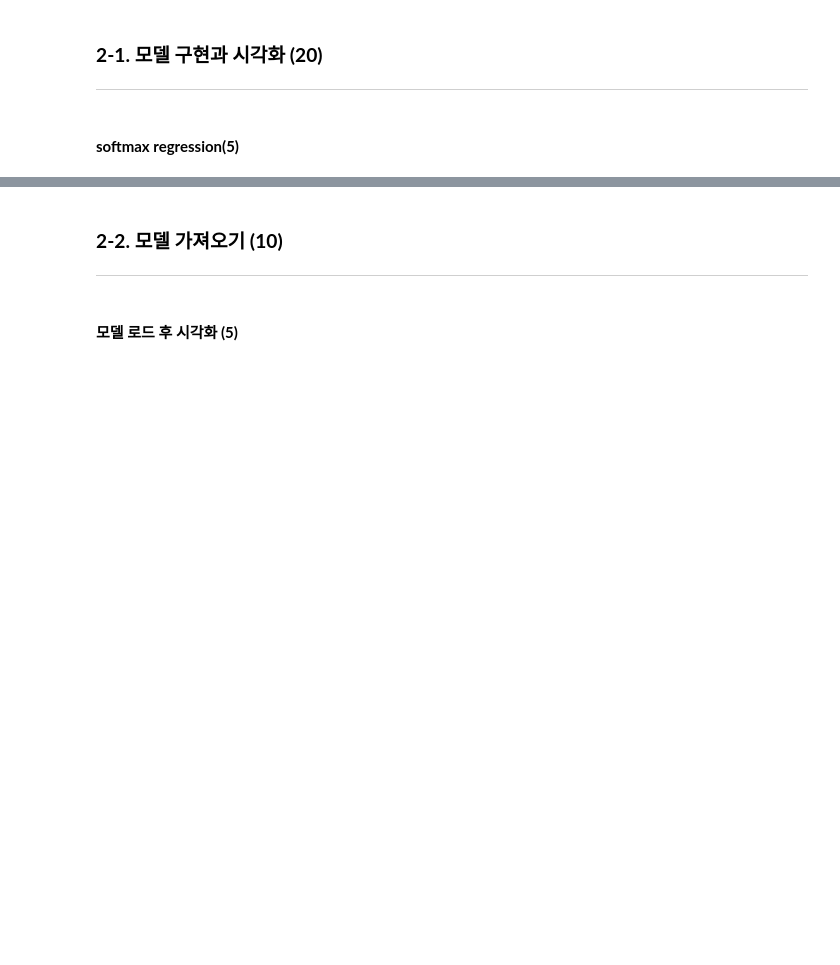
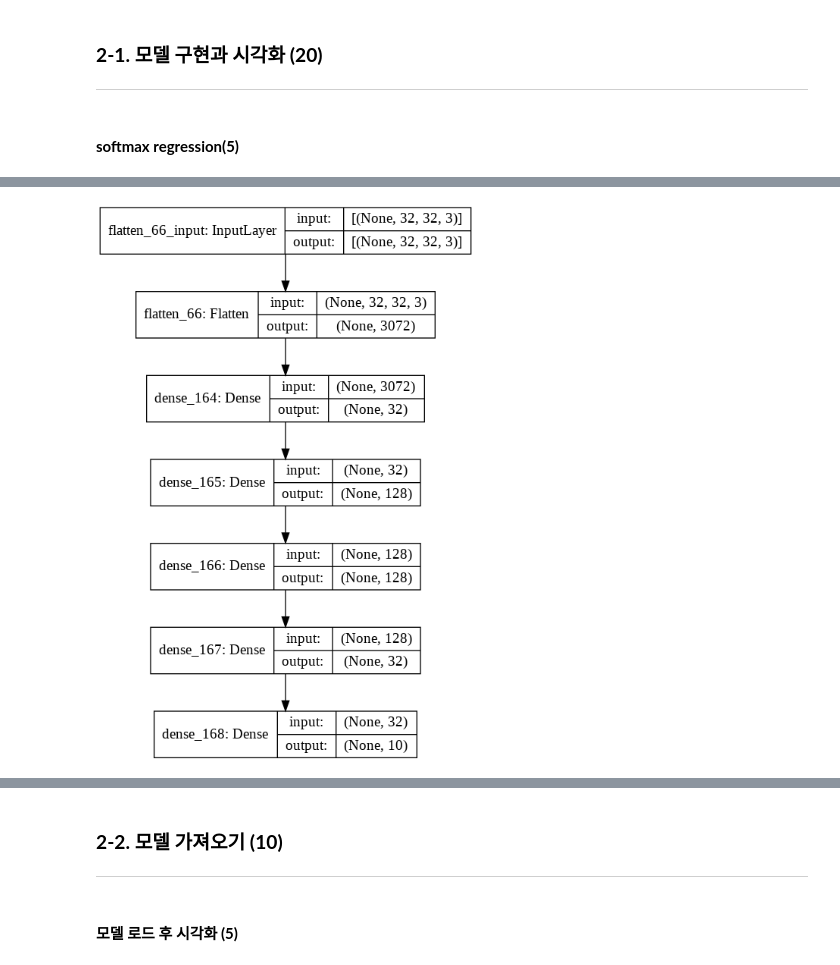
Before and after one commit to nrzsdy1993/Deeplearning_Basic, a Jupyter notebook: 시험_실기1.ipynb, the cells around one changed output, grey strips where cells are left out. Cells and saved outputs as stored; diff of their text form; code cells hidden in the pictures; blank space fills up the shorter version.

```diff
--- a/시험_실기1.ipynb
+++ b/시험_실기1.ipynb
@@ -52,3 +193,15 @@
 #### **dnn (5)** : 아래 그림의 모델을 구현합니다.
 
 ![](https://github.com/yebiny/Lecture_deeplearning_basic/blob/main/imgs/test_dnn.png?raw=true)
+# %%
+dnn = models.Sequential(name='DNN')
+# input layer
+dnn.add(layers.Flatten(input_shape = [32,32,3]))
+# hidden layer
+dnn.add(layers.Dense(32, activation='relu'))
+dnn.add(layers.Dense(128, activation='relu'))
+dnn.add(layers.Dense(128, activation='relu'))
+dnn.add(layers.Dense(32, activation='relu'))
+# output layer  (고정)
+dnn.add(layers.Dense(10, activation='softmax'))
+dnn.summary()
@@ -55,3 +229,9 @@
+# %%
+from tensorflow.keras import utils
+
+utils.plot_model(dnn, show_shapes=True)
+# %% [output]
+[figure, added]
 # %% [markdown]
 #### **cnn1 (5)** : 아래 그림의 모델을 구현합니다.
 
```
Also changed, not shown: parts of 28 cells of this notebook.
